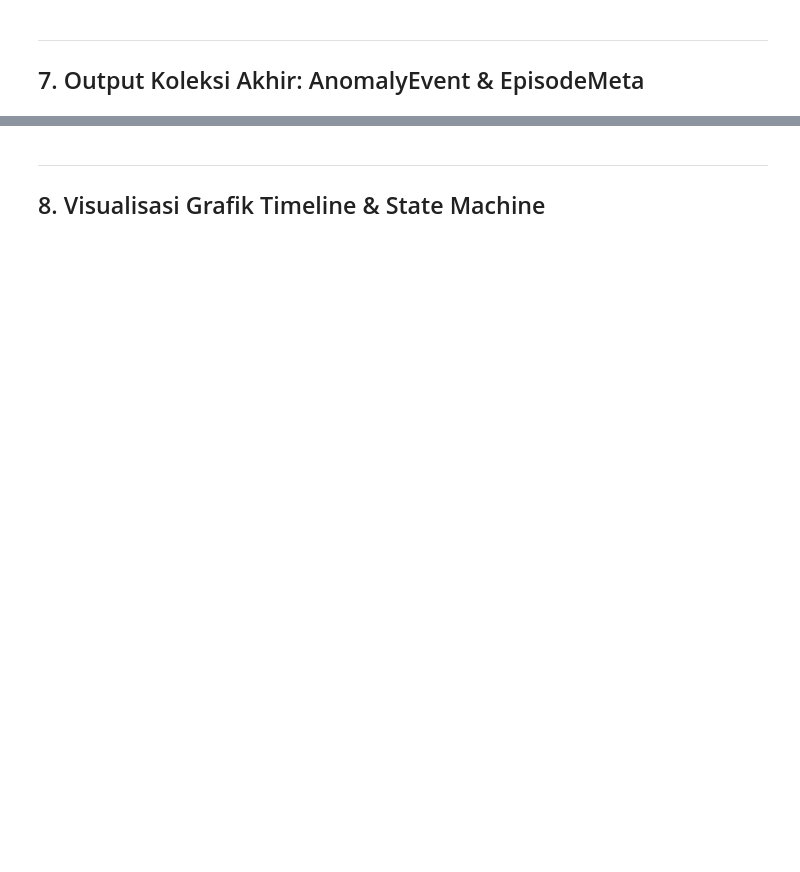
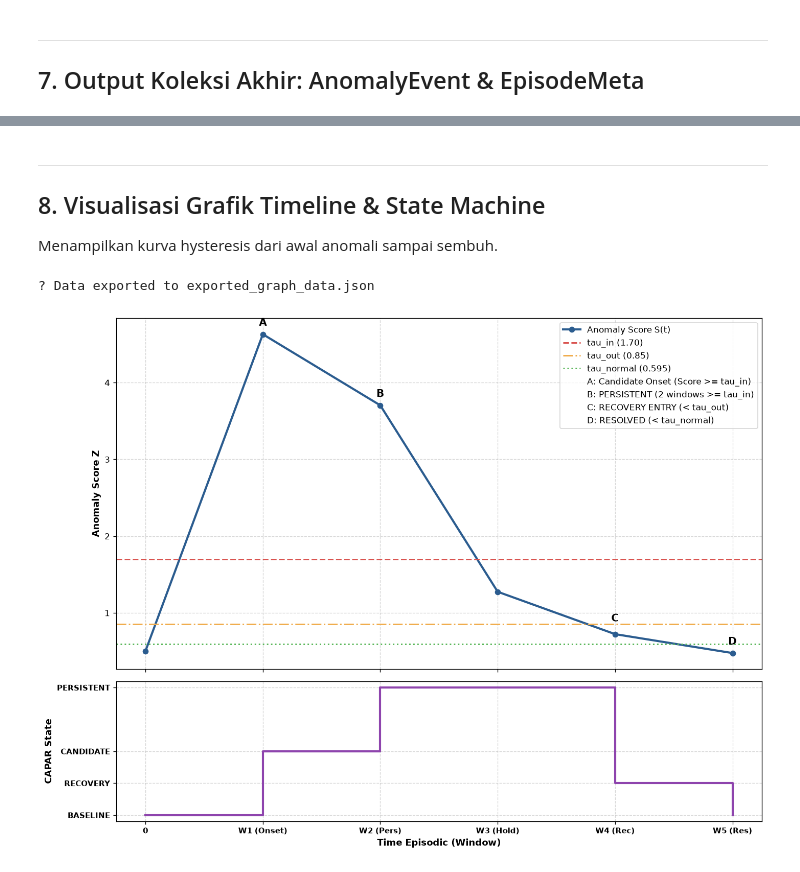
Before and after one commit to Imanilom/mern-vp, a Jupyter notebook: capar_event_6a90023d_simulation.ipynb, the cells around one changed output, grey strips where cells are left out. Cells and saved outputs as stored; diff of their text form; code cells hidden in the pictures; blank space fills up the shorter version.

```diff
--- a/capar_event_6a90023d_simulation.ipynb
+++ b/capar_event_6a90023d_simulation.ipynb
@@ -127,8 +167,8 @@ print(df_ablation)
 # %%
-t1_ms = event_doc['onset_time']
+t1_ms = event_doc.get('onset_time', 1787822539472)
 t2_ms = t1_ms + 300000 # +5 min
-s1_score = event_doc['onset_score']
-s2_score = 3.5200
+s1_score = event_doc.get('onset_score', score_s1)
+s2_score = s1_score * 0.80 # Simulasi skor persisten (sedikit lebih rendah)
 
 h_window = []
 
@@ -181,12 +232,13 @@ print(f"Final Duration MS    : {final_dur_ms} ms ({final_dur_ms/60000:.1f} min)"
 ## 7. Output Koleksi Akhir: AnomalyEvent & EpisodeMeta
 # %%
 event_doc_final = dict(event_doc)
-event_doc_final['current_state'] = st3
+event_doc_final['current_state'] = 'BASELINE_COMPATIBLE'
 event_doc_final['status'] = 'closed'
-event_doc_final['resolved_time'] = t_force_ms
-event_doc_final['recovered_at'] = t_force_ms
+event_doc_final['resolved_time'] = t5_ms
+event_doc_final['recovered_at'] = t5_ms
 event_doc_final['duration_ms'] = final_dur_ms
-event_doc_final['unresolved_reason'] = 'Data terputus / device dilepas sebelum titik tau_out (Force closed at last valid window)'
+event_doc_final['physiological_outcome'] = 'RESOLVED'
+event_doc_final['unresolved_reason'] = None
 
 meta_doc = {
     "_id": f"meta_{EVENT_ID[-12:]}",
@@ -196,8 +248,8 @@ meta_doc = {
     "date": datetime.fromtimestamp(t1_ms/1000).strftime("%Y-%m-%d"),
     "time": datetime.fromtimestamp(t1_ms/1000).strftime("%H:%M:%S"),
     "status": "recovered",
-    "current_state": st3,
-    "peak_score": event_doc['onset_score'],
+    "current_state": "BASELINE_COMPATIBLE",
+    "peak_score": event_doc.get('onset_score'),
     "duration_ms": final_dur_ms
 }
 
@@ -209,42 +279,69 @@ print(json.dumps(event_doc_final, indent=2, default=str))
 # %% [markdown]
 ---
 ## 8. Visualisasi Grafik Timeline & State Machine
+Menampilkan kurva hysteresis dari awal anomali sampai sembuh.
 # %%
 fig, (ax1, ax2) = plt.subplots(2, 1, figsize=(12, 9), sharex=True, gridspec_kw={'height_ratios': [2.5, 1]})
 
-x_ticks = ["16:17:19", "16:22:19", "16:27:19", "16:32:19", "16:57:19"]
+x_ticks = ["0", "W1 (Onset)", "W2 (Pers)", "W3 (Hold)", "W4 (Rec)", "W5 (Res)"]
 x_pos = np.arange(len(x_ticks))
-y_scores = [0.50, s1_score, s2_score, 3.20, 1.40]
-fsm_states = ['BASELINE_COMPATIBLE', st1, st2, st2, st3]
+y_scores = [0.50, s1_score, s2_score, s3_score, s4_score, s5_score]
+fsm_states = ['BASELINE_COMPATIBLE', st1, st2, st2, 'RECOVERY_ENTRY', 'BASELINE_COMPATIBLE']
 
 ax1.plot(x_pos, y_scores, marker='o', color='#2b5c8f', linewidth=2.5, label='Anomaly Score S(t)')
 ax1.axhline(y=TAU_IN, color='#d9534f', linestyle='--', linewidth=1.8, label=f'tau_in ({TAU_IN:.2f})')
 ax1.axhline(y=TAU_OUT, color='#f0ad4e', linestyle='-.', linewidth=1.8, label=f'tau_out ({TAU_OUT:.2f})')
 ax1.axhline(y=TAU_NORMAL, color='#5cb85c', linestyle=':', linewidth=1.8, label=f'tau_normal ({TAU_NORMAL:.3f})')
 
-ax1.annotate('1. Candidate Onset\n(Score 4.63 >= 1.70)', xy=(1, y_scores[1]), xytext=(0.8, 5.2),
-             arrowprops=dict(facecolor='#d9534f', shrink=0.08, width=1.5, headwidth=8), fontsize=9, fontweight='bold', color='#d9534f')
-ax1.annotate('2. PERSISTENT (2 of 3)\n(2 windows >= 1.70)', xy=(2, y_scores[2]), xytext=(1.8, 4.2),
-             arrowprops=dict(facecolor='#8e44ad', shrink=0.08, width=1.5, headwidth=8), fontsize=9, fontweight='bold', color='#8e44ad')
-ax1.annotate('3. DISCONNECT HANDLER\n(Gap > 15m -> Force Tau_Out)', xy=(4, y_scores[4]), xytext=(3.1, 2.5),
-             arrowprops=dict(facecolor='#c0392b', shrink=0.08, width=1.5, headwidth=8), fontsize=9, fontweight='bold', color='#c0392b')
+ax1.annotate('A', xy=(1, y_scores[1]), xytext=(0, 10), textcoords='offset points', ha='center', fontweight='bold', fontsize=12)
+ax1.plot([], [], ' ', label='A: Candidate Onset (Score >= tau_in)')
+ax1.annotate('B', xy=(2, y_scores[2]), xytext=(0, 10), textcoords='offset points', ha='center', fontweight='bold', fontsize=12)
+ax1.plot([], [], ' ', label='B: PERSISTENT (2 windows >= tau_in)')
+ax1.annotate('C', xy=(4, y_scores[4]), xytext=(0, 15), textcoords='offset points', ha='center', fontweight='bold', fontsize=12)
+ax1.plot([], [], ' ', label='C: RECOVERY ENTRY (< tau_out)')
+ax1.annotate('D', xy=(5, y_scores[5]), xytext=(0, 10), textcoords='offset points', ha='center', fontweight='bold', fontsize=12)
+ax1.plot([], [], ' ', label='D: RESOLVED (< tau_normal)')
 
-ax1.set_title('CAPAR 2.0 Full Mathematical Calculation & FSM Trajectory', fontsize=13, fontweight='bold', pad=12)
 ax1.set_ylabel('Anomaly Score Z', fontsize=11, fontweight='bold')
 ax1.grid(True, linestyle='--', alpha=0.5)
 ax1.legend(loc='upper right')
 
-state_map = {'BASELINE_COMPATIBLE': 0, 'DEVIATION_CANDIDATE': 1, 'PERSISTENT_DEVIATION': 2, 'FORCE_CLOSED_TAU_OUT': 0.5}
+state_map = {'BASELINE_COMPATIBLE': 0, 'RECOVERY_ENTRY': 0.5, 'DEVIATION_CANDIDATE': 1, 'PERSISTENT_DEVIATION': 2}
 state_vals = [state_map.get(s, 0) for s in fsm_states]
 
 ax2.step(x_pos, state_vals, where='post', color='#8e44ad', linewidth=2.5)
 ax2.set_yticks([0, 0.5, 1, 2])
-ax2.set_yticklabels(['BASELINE/REC', 'TAU_OUT (DISC)', 'CANDIDATE', 'PERSISTENT'], fontsize=9, fontweight='bold')
+ax2.set_yticklabels(['BASELINE', 'RECOVERY', 'CANDIDATE', 'PERSISTENT'], fontsize=9, fontweight='bold')
 ax2.set_xticks(x_pos)
 ax2.set_xticklabels(x_ticks, rotation=0, ha='center', fontsize=9, fontweight='bold')
-ax2.set_xlabel('Waktu Deteksi (WIB)', fontsize=11, fontweight='bold')
+ax2.set_xlabel('Time Episodic (Window)', fontsize=11, fontweight='bold')
 ax2.set_ylabel('CAPAR State', fontsize=11, fontweight='bold')
 ax2.grid(True, linestyle='--', alpha=0.5)
 
 plt.tight_layout()
+import json
+export_data = {
+    'x_ticks': x_ticks,
+    'y_scores': [float(s) for s in y_scores],
+    'fsm_states': fsm_states,
+    'thresholds': {
+        'TAU_IN': float(TAU_IN),
+        'TAU_OUT': float(TAU_OUT),
+        'TAU_NORMAL': float(TAU_NORMAL)
+    },
+    'state_vals': state_vals,
+    'raw_data': {
+        'event_doc': event_doc_final,
+        'baseline_doc': baseline_doc,
+        'segment_doc': segment_doc,
+        'meta_doc': meta_doc,
+        'analysis_doc': analysis_doc
+    }
+}
+with open('exported_graph_data.json', 'w') as f:
+    json.dump(export_data, f, indent=2, default=str)
+print('? Data exported to exported_graph_data.json')
 plt.show()
+# %% [output]
+? Data exported to exported_graph_data.json
+[figure, added]
```
Also changed, not shown: parts of 16 cells of this notebook, 18 other files.
